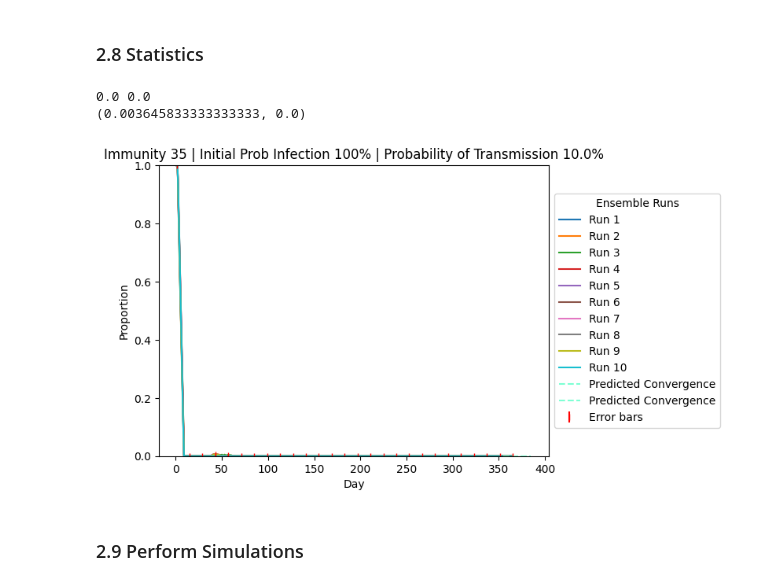
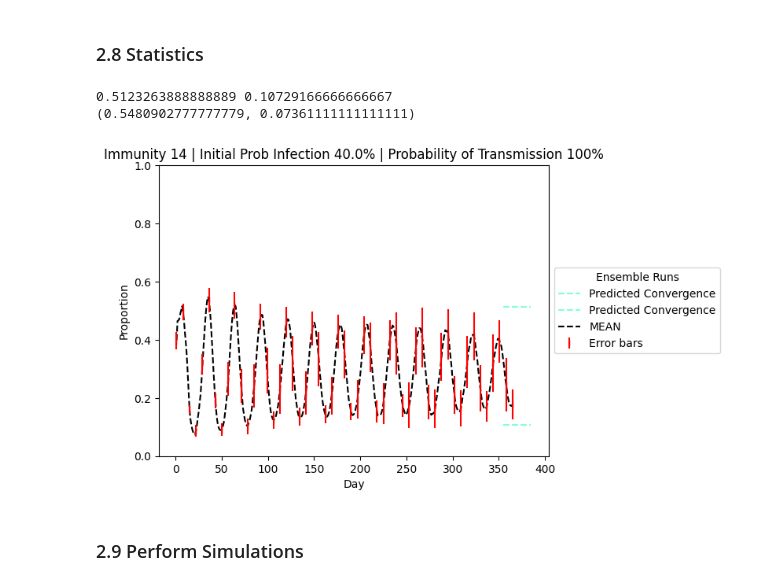
Before and after one commit to ashcansingh/MATH3024-Disease-Model, a Jupyter notebook: Project.ipynb, the cells around one changed output. Saved outputs shown, nothing was run; the diff lists cells and outputs as text; code cells hidden in the pictures.

```diff
--- a/Project.ipynb
+++ b/Project.ipynb
@@ -422,8 +420,8 @@ def statistics_ensemble(all_results_dict, infection_key, immunity, initial_prob_
 
     results = []
 
-    avg_peak = []
-    avg_trough = []
+    peaks = []
+    troughs = []
 
     for run_count, vals in all_results_dict[immunity][initial_prob_infect][prob_transm].items():
         means, std_devs = vals
@@ -431,13 +429,13 @@ def statistics_ensemble(all_results_dict, infection_key, immunity, initial_prob_
         results.append(means)
         peak, trough = calc_peaks_troughs(np.array(means[-185:-1]))
 
-        avg_peak.append(peak)
-        avg_trough.append(trough)
+        peaks.append(peak)
+        troughs.append(trough)
         # Generate an array of x values corresponding to the indices of the lists
         x = np.arange(1, len(means) + 1)
 
         # Plot the mean value
-        plt.plot(x, means, label=f'Run {run_count}', linestyle='-')
+        # plt.plot(x, means, label=f'Run {run_count}', linestyle='-')
 
         # Plot the standard deviation as a shaded area
         # plt.fill_between(x, means - std_devs, means + std_devs, alpha=0.2)
@@ -445,8 +443,8 @@ def statistics_ensemble(all_results_dict, infection_key, immunity, initial_prob_
     ensemble_mean = np.mean(results, axis = 0)
     ensemble_std = np.std(results, axis = 0)
 
-    avg_peaks = np.mean(avg_peak)
-    avg_troughs = np.mean(avg_trough)
+    avg_peaks = np.mean(peaks)
+    avg_troughs = np.mean(troughs)
 
     print(avg_peaks, avg_troughs)
 
@@ -455,12 +453,14 @@ def statistics_ensemble(all_results_dict, infection_key, immunity, initial_prob_
     plt.hlines(avg_peaks, xmin = 355, xmax = 385, linestyle = '--', color = 'aquamarine', label = 'Predicted Convergence')
     plt.hlines(avg_troughs, xmin = 355, xmax = 385, linestyle = '--', color = 'aquamarine', label = 'Predicted Convergence')
 
-    # plt.plot(x, ensemble_mean, label=f'MEAN', linestyle='-', color = 'black')
+    plt.plot(x, ensemble_mean, label=f'MEAN', linestyle='--', color = 'black')
     # plt.fill_between(x, ensemble_mean - ensemble_std, ensemble_mean + ensemble_std, alpha=0.6, color = 'black')
 
-    x_err = x[::14]
-    y_err = ensemble_mean[::14]
-    yerr_err = ensemble_std[::14]
+    freq = 7
+
+    x_err = x[::freq]
+    y_err = ensemble_mean[::freq]
+    yerr_err = ensemble_std[::freq]
 
     # Plot error bars at every 7th point
     plt.errorbar(x_err, y_err, yerr=yerr_err, fmt = 'r|', label='Error bars')
@@ -577,10 +571,10 @@ def calc_peaks_troughs(y):
     return average_peak, average_trough
 # %%
-statistics_ensemble(ensemble_runs, infection_key, 35, 1, 0.1)
+statistics_ensemble(ensemble_runs, infection_key, 14, 0.4, 1)
 # %% [output]
-0.0 0.0
-(0.003645833333333333, 0.0)
+0.5123263888888889 0.10729166666666667
+(0.5480902777777779, 0.07361111111111111)
-[figure, old version]
+[figure, new version]
 # %% [markdown]
 ### 2.9 Perform Simulations
 # %%
```
Also changed, not shown: parts of 4 cells of this notebook.
